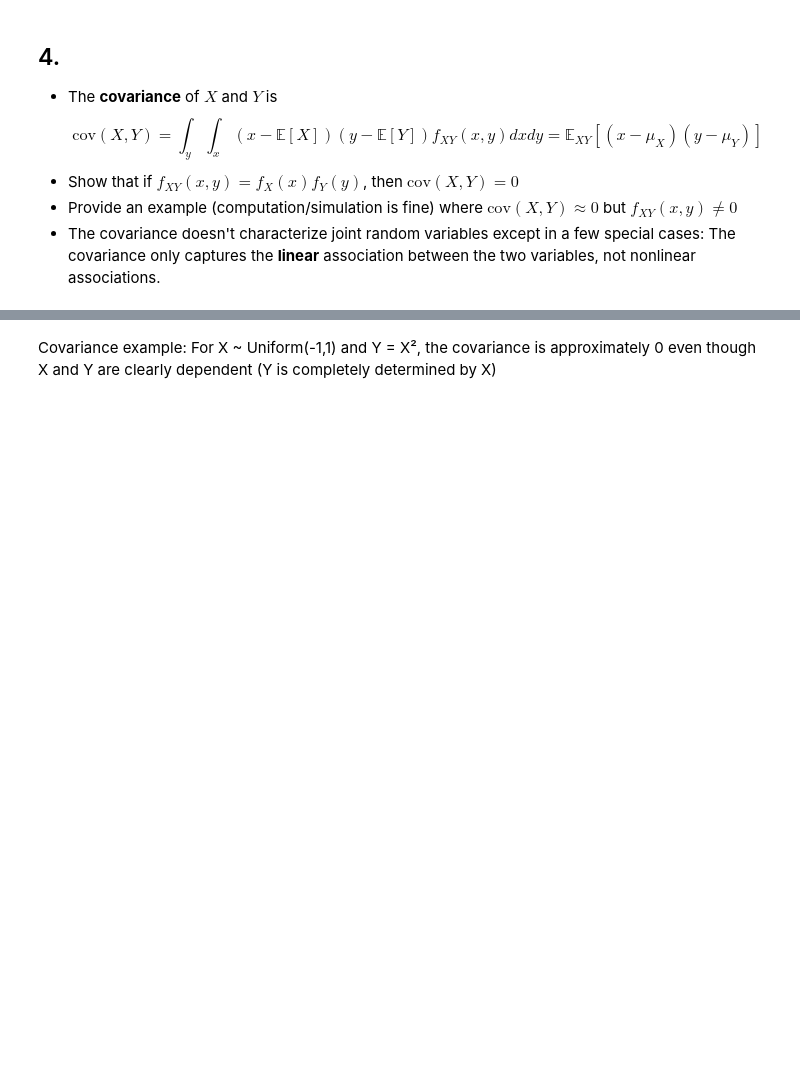
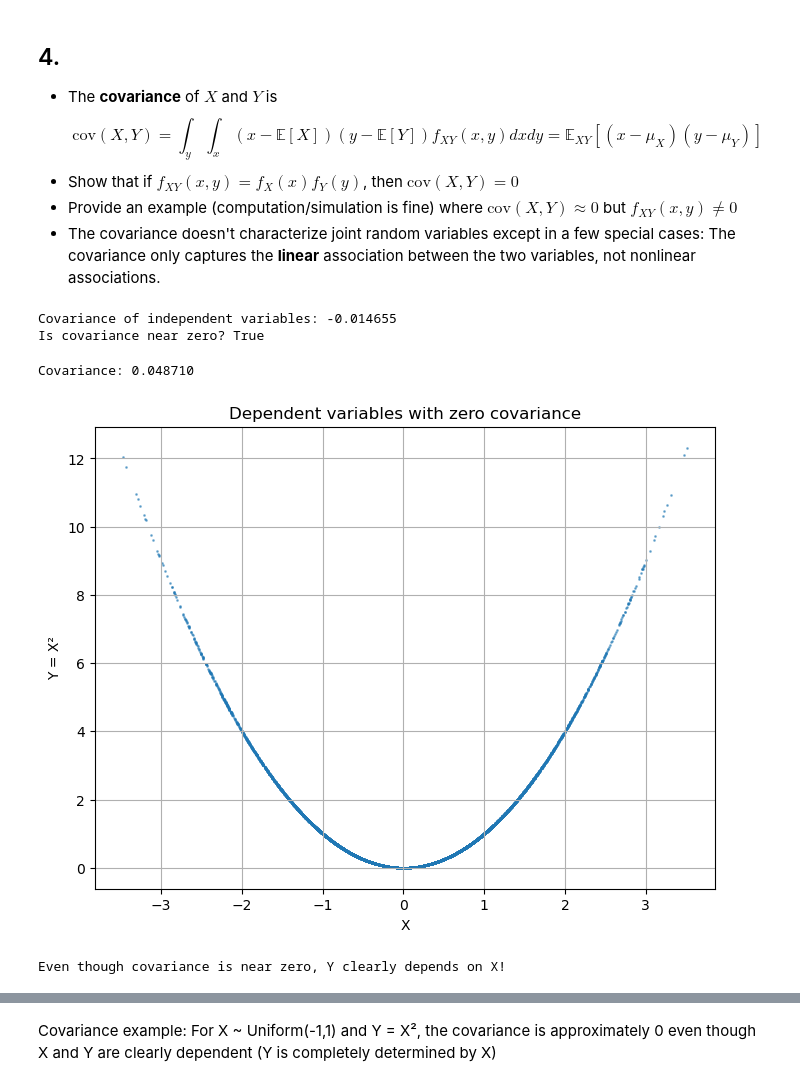
Before and after one commit to shawn01-kubo/DS-5030-Assignment-7, a Jupyter notebook: assignment_7.ipynb, the cells around one changed output, grey strips where cells are left out. Cells and saved outputs as stored; diff of their text form; code cells hidden in the pictures; blank space fills up the shorter version.

```diff
--- a/assignment_7.ipynb
+++ b/assignment_7.ipynb
@@ -142,0 +293,37 @@ cov_XY = np.cov(X_example, Y_example)[0, 1]
+# %%
+import numpy as np
+
+X = np.random.normal(0, 1, 10000)
+Y = np.random.normal(0, 1, 10000)
+
+covariance = np.cov(X, Y)[0, 1]
+print(f"Covariance of independent variables: {covariance:.6f}")
+print(f"Is covariance near zero? {abs(covariance) < 0.05}")
+# %% [output]
+Covariance of independent variables: -0.014655
+Is covariance near zero? True
+# %%
+import numpy as np
+import matplotlib.pyplot as plt
+
+# Create dependent variables with zero covariance
+X = np.random.normal(0, 1, 10000)
+Y = X**2  # Clearly Y depends on X, but relationship is nonlinear
+
+covariance = np.cov(X, Y)[0, 1]
+print(f"Covariance: {covariance:.6f}")
+
+# Plot to show dependence
+plt.figure(figsize=(8, 6))
+plt.scatter(X, Y, alpha=0.5, s=1)
+plt.xlabel('X')
+plt.ylabel('Y = X²')
+plt.title('Dependent variables with zero covariance')
+plt.grid(True)
+plt.show()
+
+print("Even though covariance is near zero, Y clearly depends on X!")
+# %% [output]
+Covariance: 0.048710
+[figure, added]
+Even though covariance is near zero, Y clearly depends on X!
```
Also changed, not shown: parts of 23 cells of this notebook.
